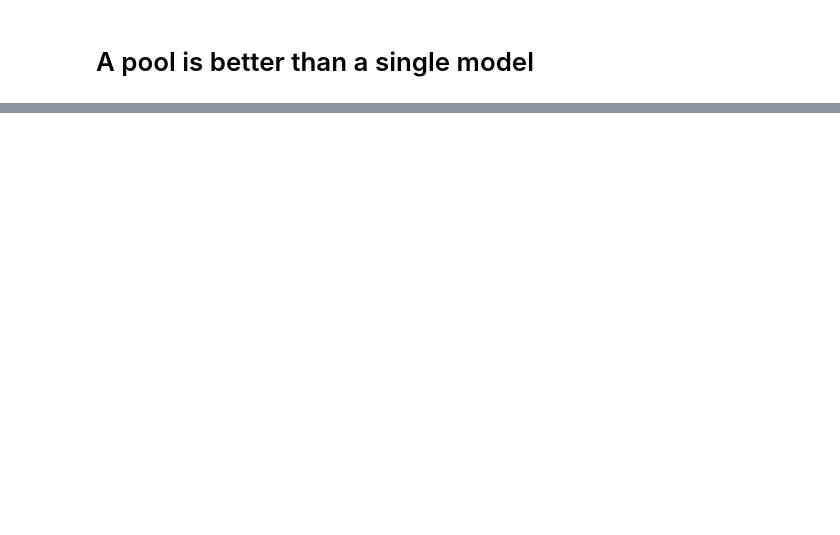
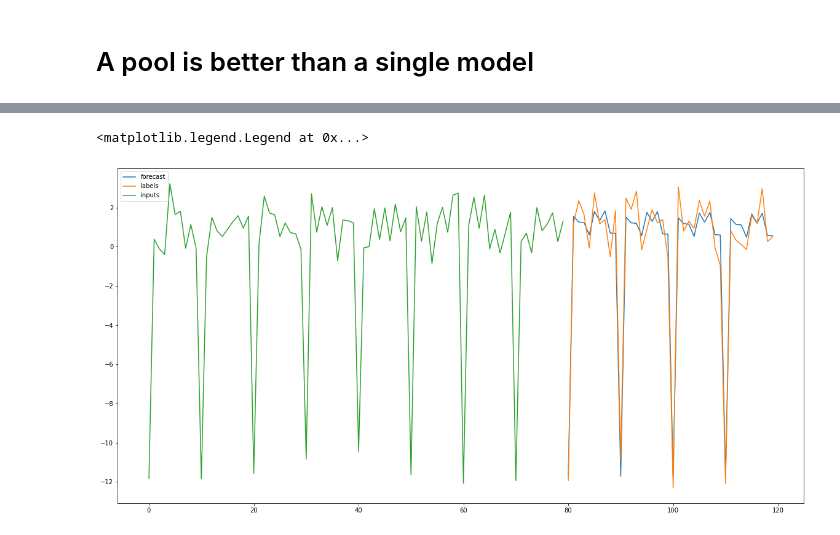
Before and after one commit to AutocoinLab/autopycoin, a Jupyter notebook: examples/get_started.ipynb, the cells around one changed output, grey strips where cells are left out. Saved outputs shown, nothing was run; the diff lists cells and outputs as text; code cells hidden in the pictures; blank space fills up the shorter version.

```diff
--- a/examples/get_started.ipynb
+++ b/examples/get_started.ipynb
@@ -374,0 +253,28 @@ array([[[[0, 1, 2]]],
+# %%
+from autopycoin.models import PoolNBEATS
+
+# Create a callable which define label_width and create a Tensorflow Model.
+model = lambda label_width: nbeats.create_interpretable_nbeats(
+            label_width=label_width,
+            forecast_periods=[10],
+            backcast_periods=[10],
+            forecast_fourier_order=[10],
+            backcast_fourier_order=[10],
+            p_degree=1,
+            trend_n_neurons=200,
+            seasonality_n_neurons=200,
+            drop_rate=0.,
+            share=True)
+
+# Define an aggregation method with fn_agg, the number of models with n_models and the
+# label width with label_width. label_width is mandatory if you use callables in nbeats_models !
+model = PoolNBEATS(n_models=3, label_width=40, nbeats_models=model,
+            fn_agg=tf.reduce_mean)
+
+model.compile(tf.keras.optimizers.Adam(
+    learning_rate=0.001, beta_1=0.9, beta_2=0.999, epsilon=1e-07, amsgrad=True,
+    name='Adam'), loss=['mse'], metrics=['mae'])
+
+# The fit is printing 6 different maes results: 2 for each model (backcast, forecast).
+# The loss is aggregated then it is printing 4 loss results: 1 for the entire model,
+model.fit(w.train, validation_data=w.valid, epochs=20)
@@ -374,0 +300,15 @@ array([[[[0, 1, 2]]],
+# %%
+import matplotlib.pyplot as plt
+
+iterator = iter(w.train)
+x, y = iterator.get_next()
+
+input_width = 80
+
+plt.plot(range(input_width, input_width + 40), model.predict(x)[1][0], label='forecast')
+plt.plot(range(input_width, input_width + 40), y[1][0], label='labels')
+plt.plot(range(input_width), x[0], label='inputs')
+plt.legend()
+# %% [output]
+<matplotlib.legend.Legend at 0x...>
+[figure, added]
```
Also changed, not shown: parts of 26 cells of this notebook, 55 other files.
